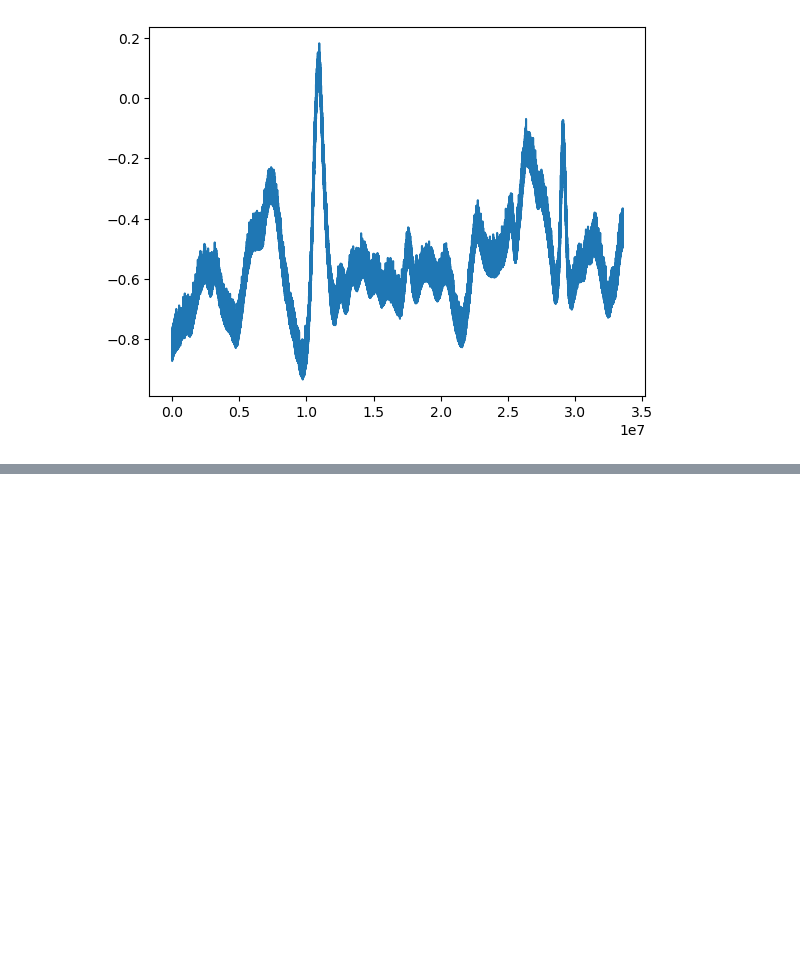
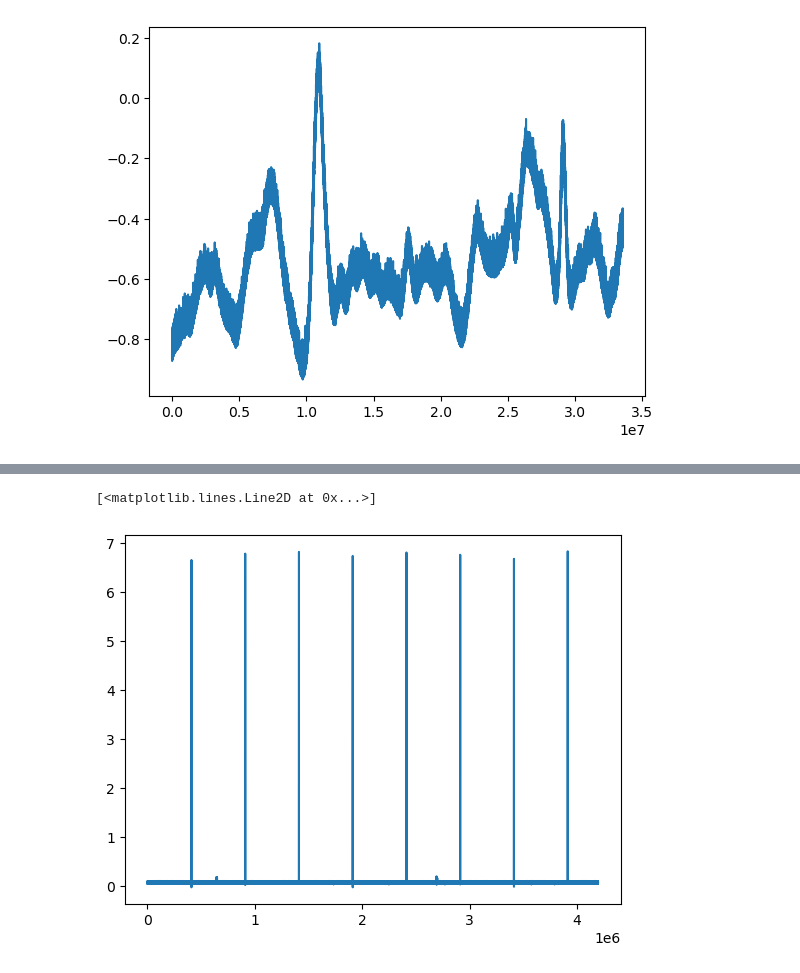
Before and after one commit to yuhants/nanospheres, a Jupyter notebook: analysis_notebooks/20251201_pulse_calibration_data_check.ipynb, the cells around one changed output, grey strips where cells are left out. Cells and saved outputs as stored; diff of their text form; code cells hidden in the pictures; blank space fills up the shorter version.

```diff
--- a/analysis_notebooks/20251201_pulse_calibration_data_check.ipynb
+++ b/analysis_notebooks/20251201_pulse_calibration_data_check.ipynb
@@ -54,0 +56,5 @@ plt.plot(dd)
+# %%
+plt.plot(gg)
+# %% [output]
+[<matplotlib.lines.Line2D at 0x...>]
+[figure, added]
```
Also changed, not shown: parts of 2 cells of this notebook, 27 other files.
